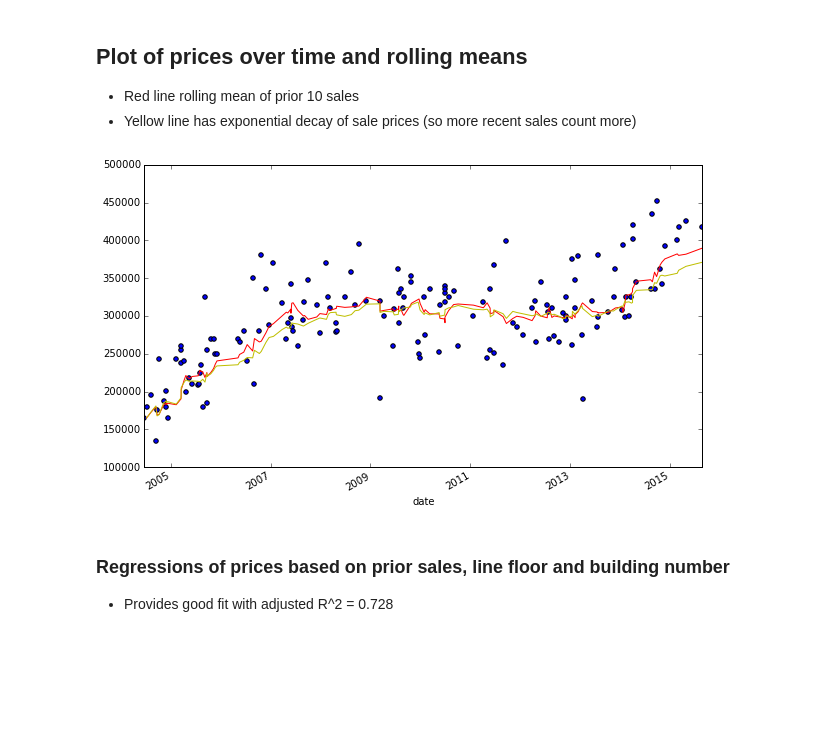
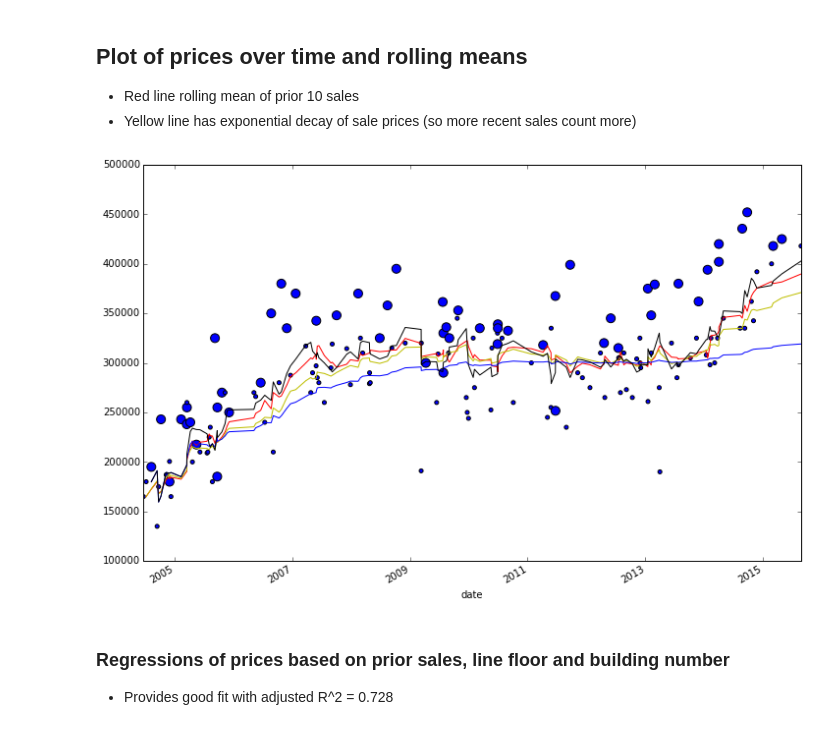
Before and after one commit to Jwerberg/slideruleprojects, a Jupyter notebook: Capstone Milestone Report.ipynb, the cells around one changed output. Cells and saved outputs as stored; diff of their text form; code cells hidden in the pictures; blank space fills up the shorter version.

Commit message:
working on time weighted averages

```diff
--- a/Capstone Milestone Report.ipynb
+++ b/Capstone Milestone Report.ipynb
@@ -161,3 +161,21 @@ sales.head()
 ## Add in rolling means
 # %%
 sales['rm']=pd.rolling_mean(sales.docamount,10,min_periods=1).shift(+1)
+# %%
+def time_weighted_mean(referencedate, data, nsamples=0):
+    data=data[data.index<referencedate]
+    if nsamples > 0:
+        data=data.tail(nsamples)
+    if len(data)==0:
+        return np.nan
+    diffs=(referencedate-data.index.values).astype('timedelta64[D]')
+    maxdiff=max(diffs)
+    weights=maxdiff-diffs
+    if sum(weights)==0:
+        return np.nan
+    adjustedavg = np.average(data.docamount,weights=weights)
+    return adjustedavg
+# %%
+sales['time_weighted_mean']=[time_weighted_mean(t,sales) for t in sales.index.values]
+# %%
+sales['time_weighted_mean10']=[time_weighted_mean(t,sales,10) for t in sales.index.values]
@@ -167,15 +196,18 @@ sales['rm']=pd.rolling_mean(sales.docamount,10,min_periods=1).shift(+1)
 - Red line rolling mean of prior 10 sales
 - Yellow line has exponential decay of sale prices (so more recent sales count more)
 # %%
-plt.figure(figsize=(10,6))
+plt.figure(figsize=(12,8))
 x=sales.index.values
 y=sales.docamount
-plt.scatter(x,y)
+c=[int(s)**4 for s in sales.bedrooms]
+plt.scatter(x,y,s=c)
 pd.rolling_mean(sales.docamount,10,min_periods=1).shift(+1).plot(style='r')
 pd.ewma(sales.docamount,10,min_periods=1).shift(+1).plot(style='y')
+sales.time_weighted_mean.plot(style='b')
+sales.time_weighted_mean10.plot(style='k')
 plt.show()
 # %% [output]
-[figure, old version]
+[figure, new version]
 # %% [markdown]
 ### Regressions of prices based on prior sales, line floor and building number
 
```
Also changed, not shown: parts of 6 cells of this notebook.
